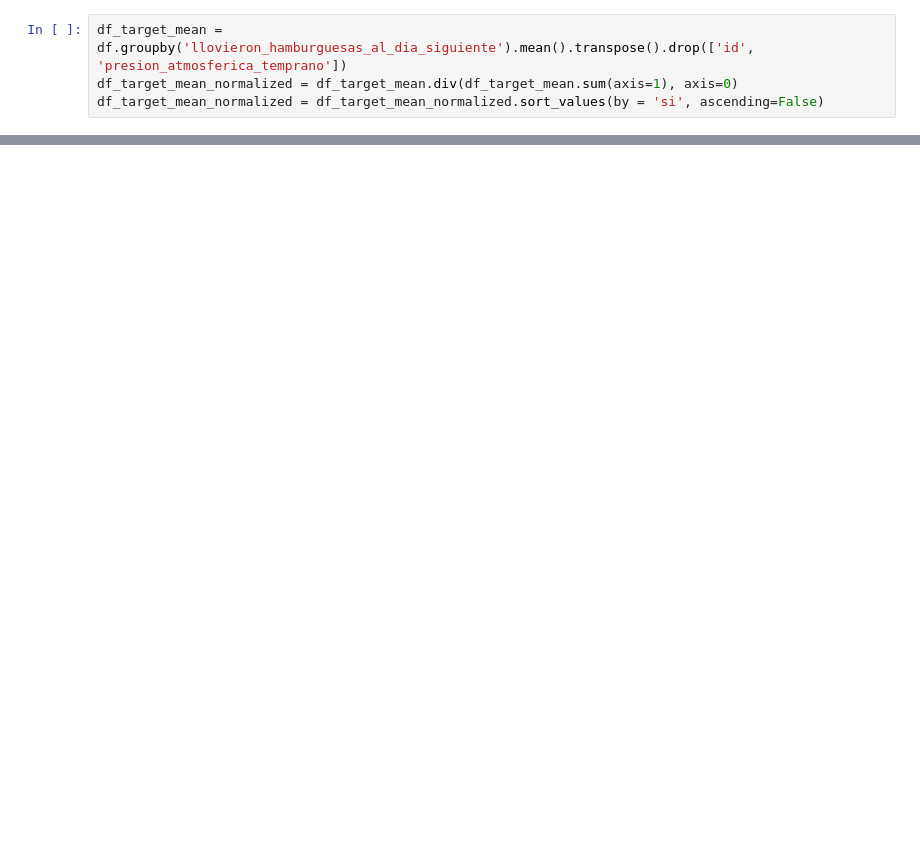
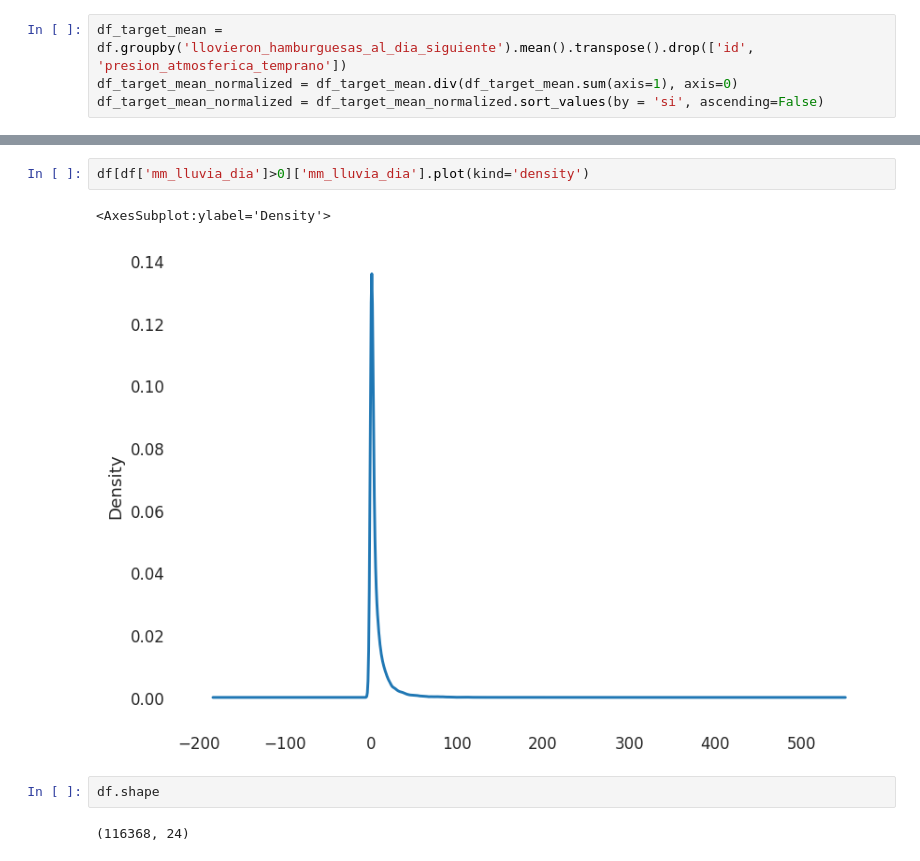
Before and after one commit to aflouret/lluvia-de-hamburguesas, a Jupyter notebook: tp.ipynb, the cells around one changed output, grey strips where cells are left out. Saved outputs shown, nothing was run; the diff lists cells and outputs as text; blank space fills up the shorter version.

```diff
--- a/tp.ipynb
+++ b/tp.ipynb
@@ -140,0 +263,9 @@ df['nubosidad_tarde'].plot(kind='density')
+# %%
+df[df['mm_lluvia_dia']>0]['mm_lluvia_dia'].plot(kind='density')
+# %% [output]
+<AxesSubplot:ylabel='Density'>
+[figure, added]
+# %%
+df.shape
+# %% [output]
+(116368, 24)
```
Also changed, not shown: parts of 33 cells of this notebook.
